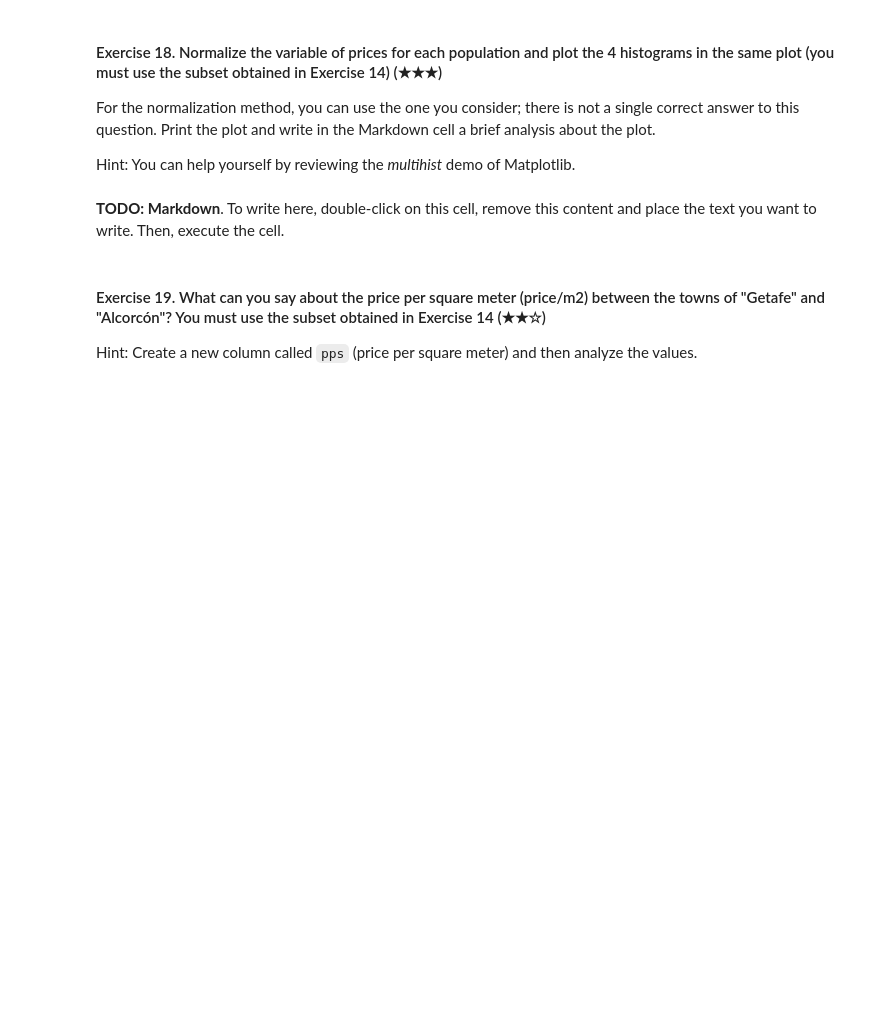
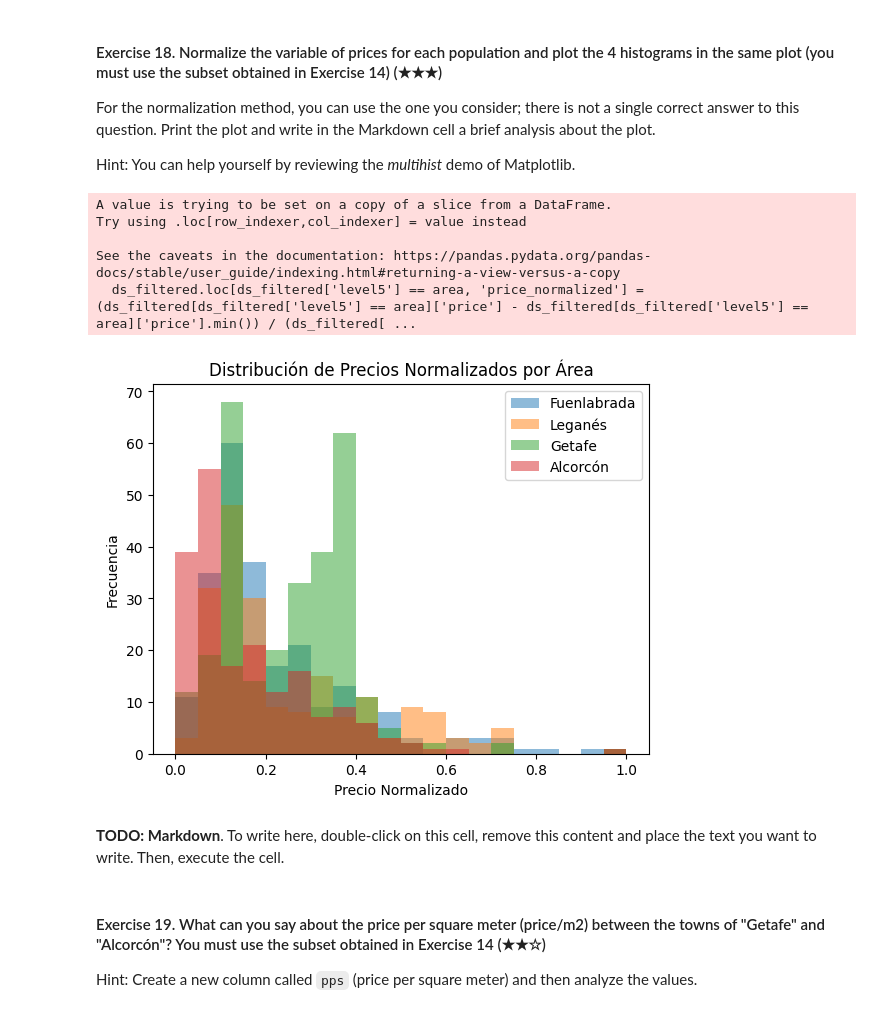
Before and after one commit to JATerminim/realestate-datacleanup-exercise, a Jupyter notebook: project.ipynb, the cells around one changed output. Saved outputs shown, nothing was run; the diff lists cells and outputs as text; code cells hidden in the pictures; blank space fills up the shorter version.

```diff
--- a/project.ipynb
+++ b/project.ipynb
@@ -322,3 +465,17 @@ Print both values for each variable.
 Print both the address and the price of the selected house of each population. You can print a DataFrame or a single line for each population.
 # %%
 # TODO
+
+# Filtro
+areas = ['Fuenlabrada', 'Leganés', 'Getafe', 'Alcorcón']
+ds_filtered = ds[ds['level5'].isin(areas)]
+
+# Group the data by 'level5' and find the maximum price for each group
+most_expensive_houses = ds_filtered.groupby('level5')['price'].max()
+
+# Print the results
+for area, price in most_expensive_houses.items():
+    print(f"Most expensive house in {area}:")
+    print(f"Price: {price}")
+    print(f"Address: {ds_filtered[ds_filtered['level5'] == area].sort_values('price', ascending=False).iloc[0]['address']}")
+    print()
@@ -330,6 +503,35 @@ For the normalization method, you can use the one you consider; there is not a s
 Hint: You can help yourself by reviewing the *multihist* demo of Matplotlib.
 # %%
 # TODO
+
+import pandas as pd
+import matplotlib.pyplot as plt
+
+# Filtrar los datos para las áreas deseadas
+areas = ['Fuenlabrada', 'Leganés', 'Getafe', 'Alcorcón']
+ds_filtered = ds[ds['level5'].isin(areas)]
+
+# Normalizar el precio para cada área
+for area in areas:
+    ds_filtered.loc[ds_filtered['level5'] == area, 'price_normalized'] = (ds_filtered[ds_filtered['level5'] == area]['price'] - ds_filtered[ds_filtered['level5'] == area]['price'].min()) / (ds_filtered[ds_filtered['level5'] == area]['price'].max() - ds_filtered[ds_filtered['level5'] == area]['price'].min())
+
+# Crear el histograma
+fig, ax = plt.subplots()
+for area in areas:
+    ax.hist(ds_filtered[ds_filtered['level5'] == area]['price_normalized'], bins=20, alpha=0.5, label=area)
+
+ax.set_xlabel('Precio Normalizado')
+ax.set_ylabel('Frecuencia')
+ax.set_title('Distribución de Precios Normalizados por Área')
+ax.legend()
+plt.show()
+# %% [output]
+A value is trying to be set on a copy of a slice from a DataFrame.
+Try using .loc[row_indexer,col_indexer] = value instead
+
+See the caveats in the documentation: https://pandas.pydata.org/pandas-docs/stable/user_guide/indexing.html#returning-a-view-versus-a-copy
+  ds_filtered.loc[ds_filtered['level5'] == area, 'price_normalized'] = (ds_filtered[ds_filtered['level5'] == area]['price'] - ds_filtered[ds_filtered['level5'] == area]['price'].min()) / (ds_filtered[ ...
+[figure, added]
 # %% [markdown]
 **TODO: Markdown**. To write here, double-click on this cell, remove this content and place the text you want to write. Then, execute the cell.
 # %% [markdown]
```
Also changed, not shown: parts of 13 cells of this notebook.
